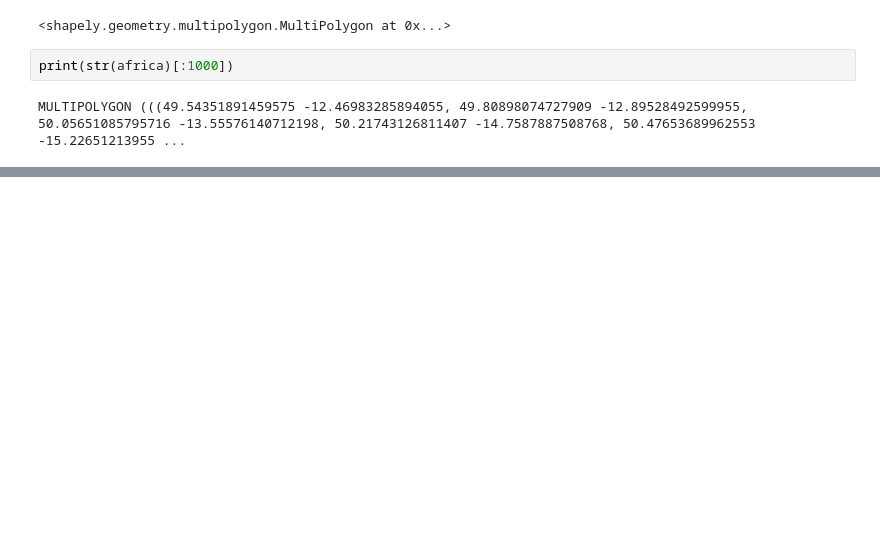
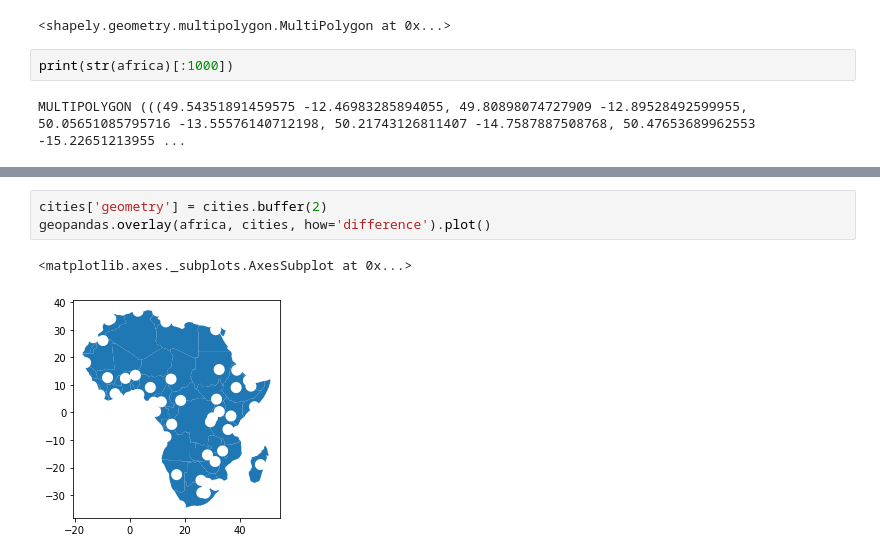
Before and after one commit to sidhant-guliani/geopandas_visualization, a Jupyter notebook: geopandas_tutorial.ipynb, the cells around one changed output, grey strips where cells are left out. Saved outputs shown, nothing was run; the diff lists cells and outputs as text; blank space fills up the shorter version.

```diff
--- a/geopandas_tutorial.ipynb
+++ b/geopandas_tutorial.ipynb
@@ -236,0 +272,6 @@ cities2
+# %%
+cities['geometry'] = cities.buffer(2)
+geopandas.overlay(africa, cities, how='difference').plot()
+# %% [output]
+<matplotlib.axes._subplots.AxesSubplot at 0x...>
+[figure, added]
```
Also changed, not shown: parts of 17 cells of this notebook.
